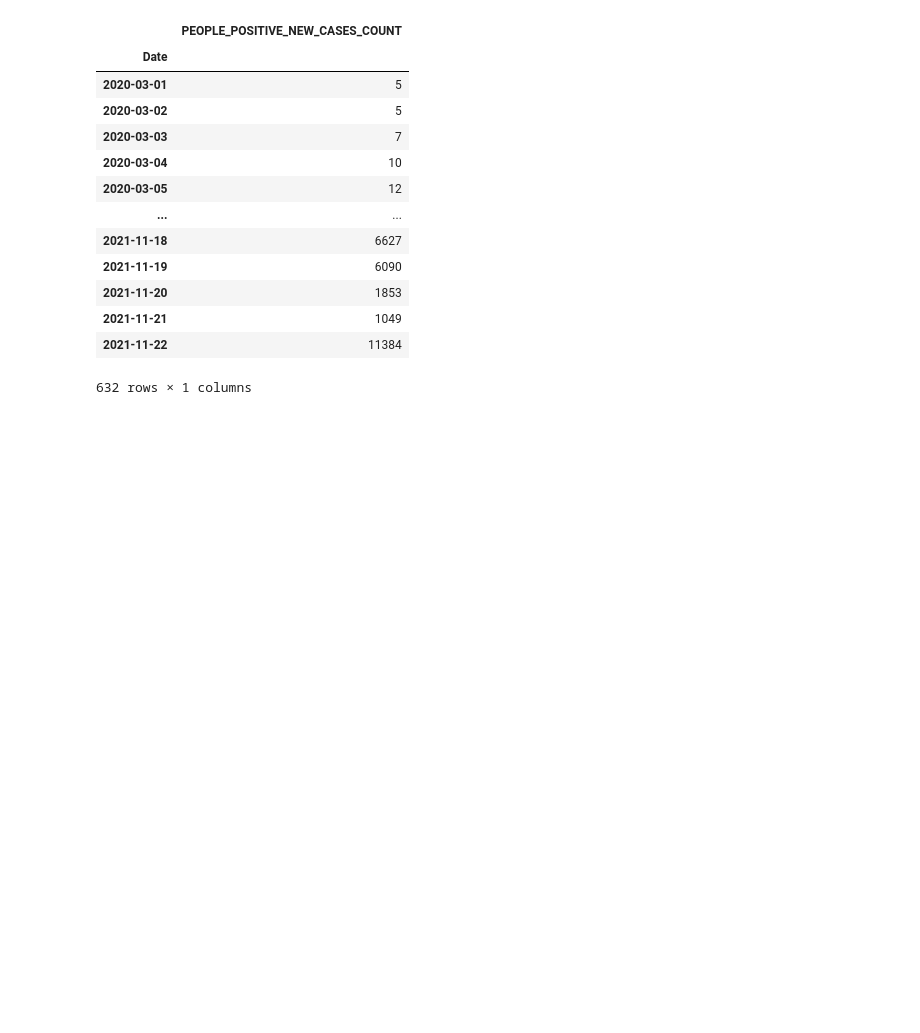
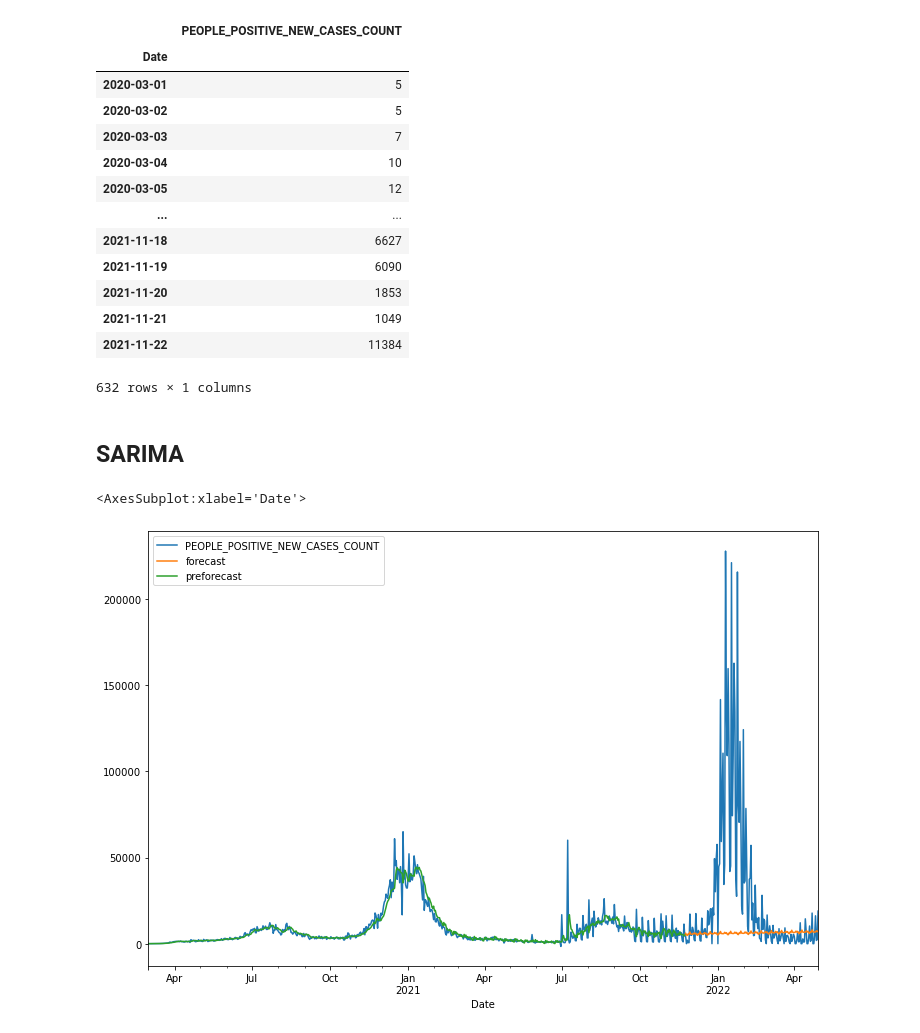
Before and after one commit to danielhe-nu/STAT390-Snowman, a Jupyter notebook: Daniel Final/California_Uni_390.ipynb, the cells around one changed output. Drawn from its saved outputs; the diff is of its cells as text; code cells hidden in the pictures; blank space fills up the shorter version.

```diff
--- a/Daniel Final/California_Uni_390.ipynb
+++ b/Daniel Final/California_Uni_390.ipynb
@@ -171,3 +173,5 @@ cali_train
 | 2021-11-21 | 1049 |
 | 2021-11-22 | 11384 |
 632 rows × 1 columns
+# %% [markdown]
+## SARIMA
@@ -173,0 +180,10 @@ cali_train
+# %%
+cali_sarima= sm.tsa.statespace.SARIMAX(cali_train,order=(1, 1, 1),seasonal_order=(1,1,1,12))
+results_sarima = cali_sarima.fit()
+# %%
+covid_df['forecast']= results_sarima.forecast(steps = len(cali_test))
+covid_df['preforecast'] = results_sarima.predict(start = 0, end = 632)
+covid_df[['PEOPLE_POSITIVE_NEW_CASES_COUNT','forecast', 'preforecast']].plot(figsize=(12,8))
+# %% [output]
+<AxesSubplot:xlabel='Date'>
+[figure, added]
```
Also changed, not shown: parts of 6 cells of this notebook.
